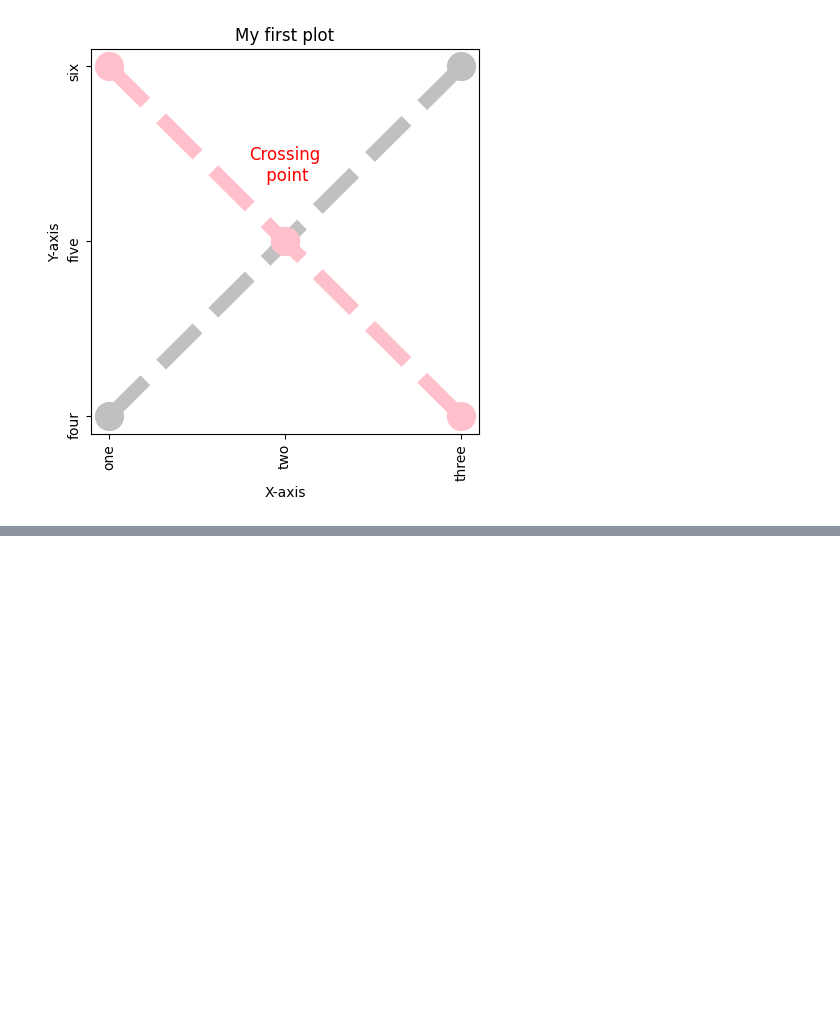
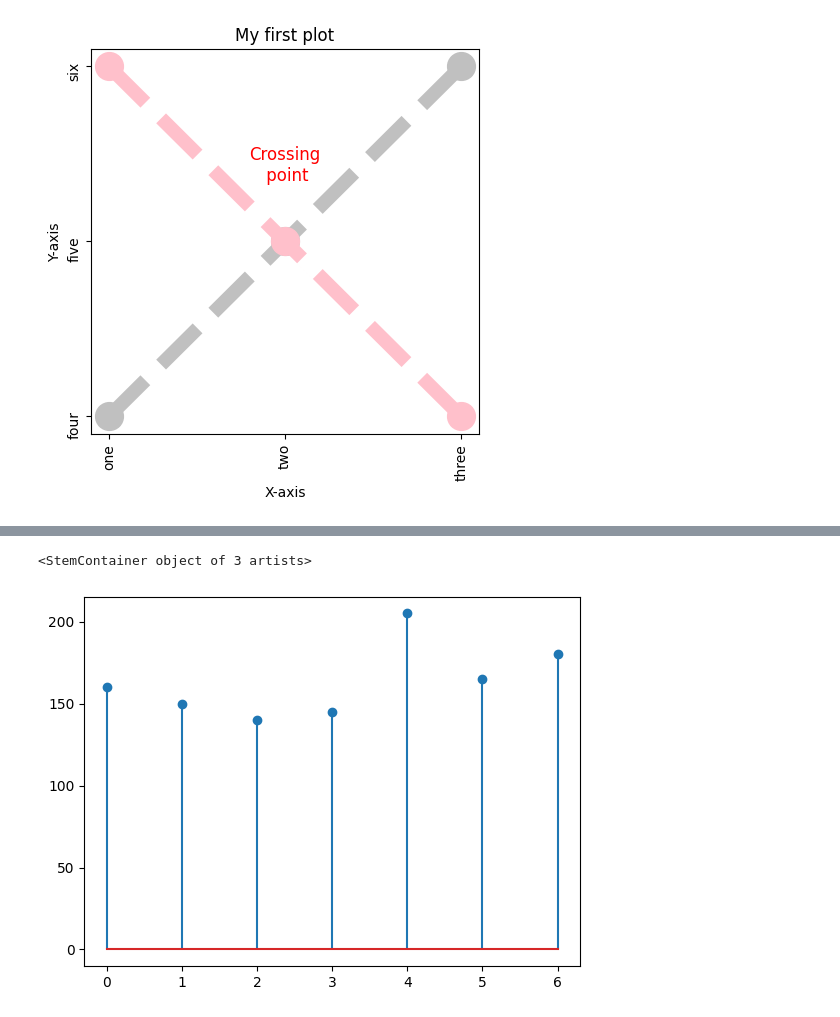
Before and after one commit to Srishti36912/python, a Jupyter notebook: data analysis/numpy.ipynb, the cells around one changed output, grey strips where cells are left out. Cells and saved outputs as stored; diff of their text form; code cells hidden in the pictures; blank space fills up the shorter version.

```diff
--- a/data analysis/numpy.ipynb
+++ b/data analysis/numpy.ipynb
@@ -265,0 +339,5 @@ plt.show()
+# %%
+plt.stem(sales)
+# %% [output]
+<StemContainer object of 3 artists>
+[figure, added]
```
Also changed, not shown: parts of 18 cells of this notebook, 2 other files.
